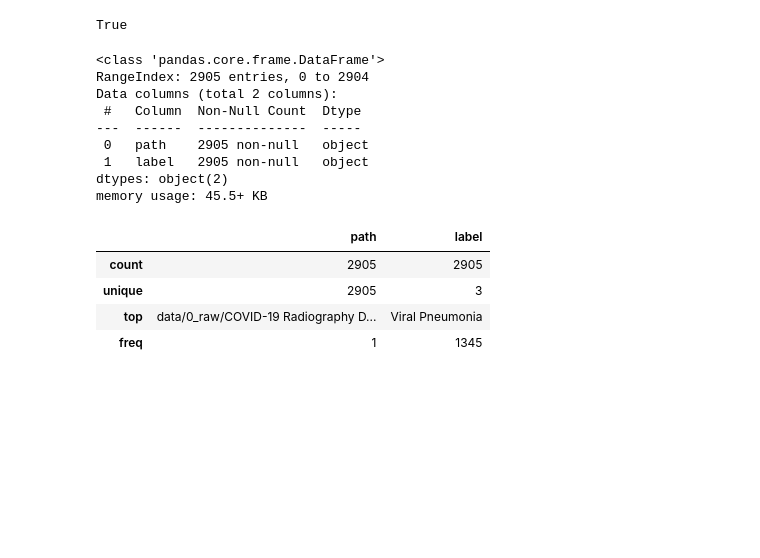
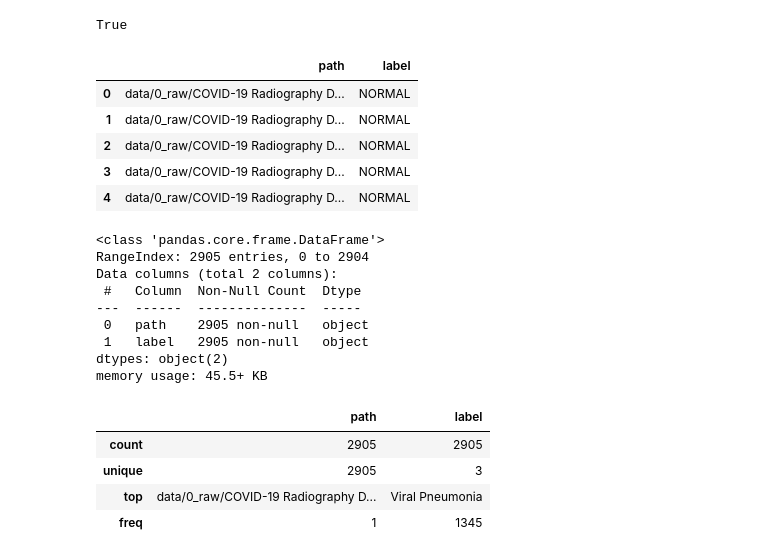
Before and after one commit to prasannarangam21/COVID-19-Radiography, a Jupyter notebook: notebooks/Covid_19.ipynb, the cells around one changed output. Cells and saved outputs as stored; diff of their text form; code cells hidden in the pictures; blank space fills up the shorter version.

```diff
--- a/notebooks/Covid_19.ipynb
+++ b/notebooks/Covid_19.ipynb
@@ -230,6 +138,6 @@ output/models/infer 100%[===================>] 203.59M  49.0MB/s    in 4.2s
 # %%
 imagePaths = []
-for dirname, _, filenames in os.walk('data/0_raw/COVID-19 Radiography Database'):
+for dirname, _, filenames in os.walk(DATA_DIR):
     for filename in filenames:
         if (filename[-3:] == 'png'):
             imagePaths.append(os.path.join(dirname, filename))
@@ -246,6 +154,15 @@ for image in imagePaths:
     label.append(image.split('/')[3])
 # %%
 data = pd.DataFrame({'path':path,'label':label})
+# %%
+data.head()
+# %% [output]
+|  | path | label |
+| 0 | data/0_raw/COVID-19 Radiography D... | NORMAL |
+| 1 | data/0_raw/COVID-19 Radiography D... | NORMAL |
+| 2 | data/0_raw/COVID-19 Radiography D... | NORMAL |
+| 3 | data/0_raw/COVID-19 Radiography D... | NORMAL |
+| 4 | data/0_raw/COVID-19 Radiography D... | NORMAL |
 # %%
 data.info()
 # %% [output]
```
Also changed, not shown: parts of 126 cells of this notebook.
